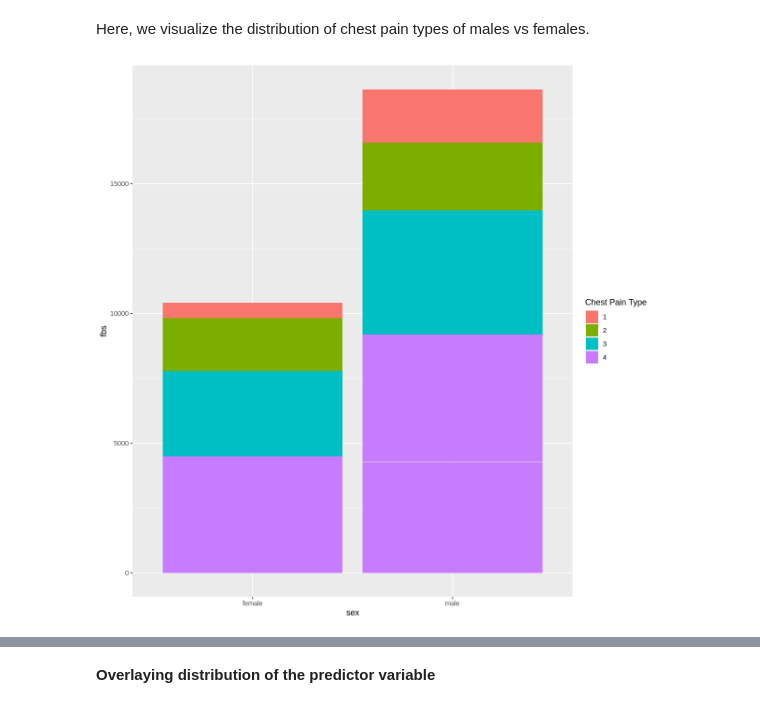
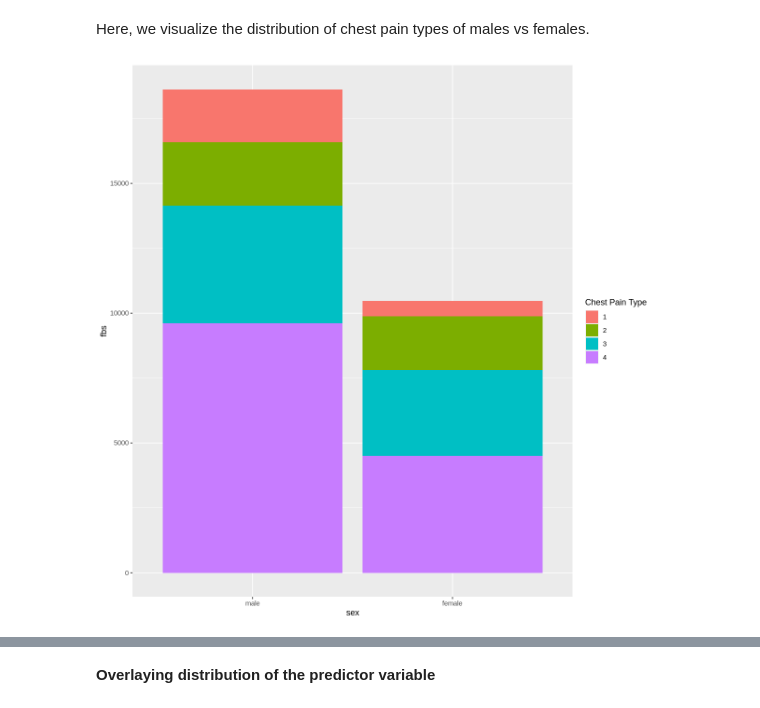
Before and after one commit to Yuvitee/DSCI-100-project, a Jupyter notebook: Heart Disease Proposal.ipynb, the cells around one changed output, grey strips where cells are left out. Drawn from its saved outputs; the diff is of its cells as text; code cells hidden in the pictures.

```diff
--- a/Heart Disease Proposal.ipynb
+++ b/Heart Disease Proposal.ipynb
@@ -186,13 +292,13 @@ Here, we visualize the distribution of chest pain types of males vs females.
 # %%
 sex_vs_fbs  <- type_train_data |>
 mutate(sex = ifelse(sex == 1, "male", "female")) |>
 mutate(sex = as_factor(sex)) |>
 ggplot(aes(x = sex , y = trestbps, fill = cp))+
 geom_bar(stat = "identity")+
 labs(x = "sex", y = "fbs", fill = "Chest Pain Type")
-age_vs_fbs
+sex_vs_fbs
 # %% [output]
-[figure, old version]
+[figure, new version]
 # %%
 age_vs_thalach <- type_train_data |>
 ggplot(aes(x = age , y = thalach, color = cp))+
```
Also changed, not shown: parts of 12 cells of this notebook.
